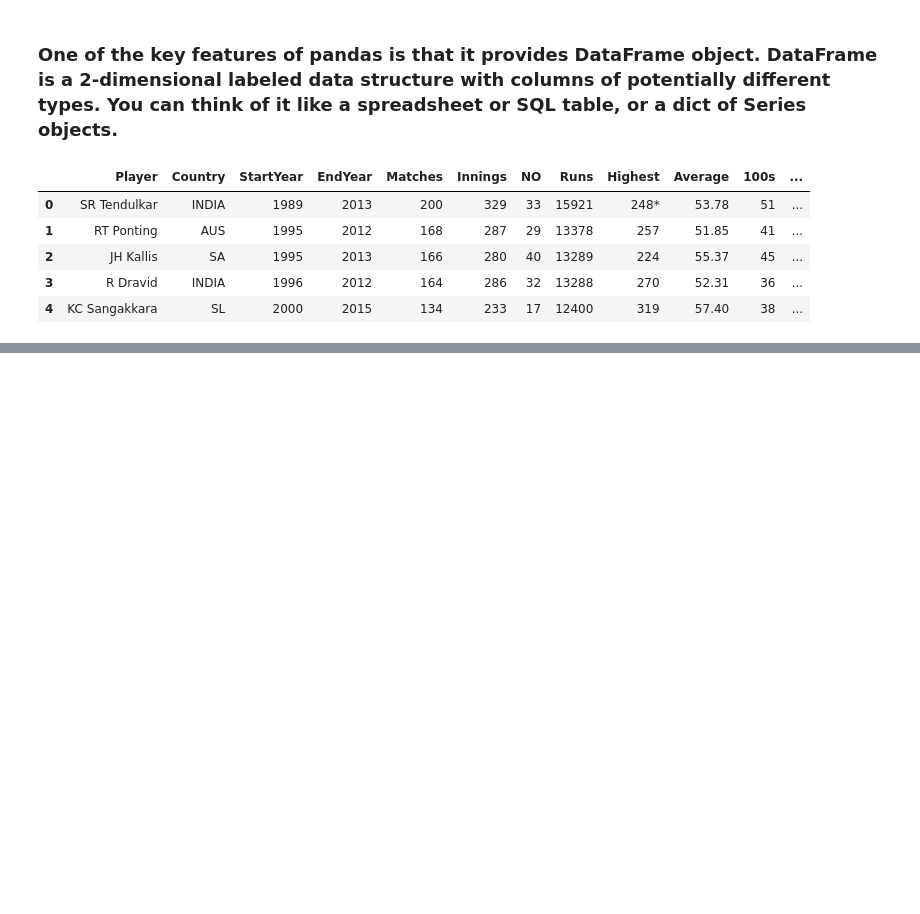
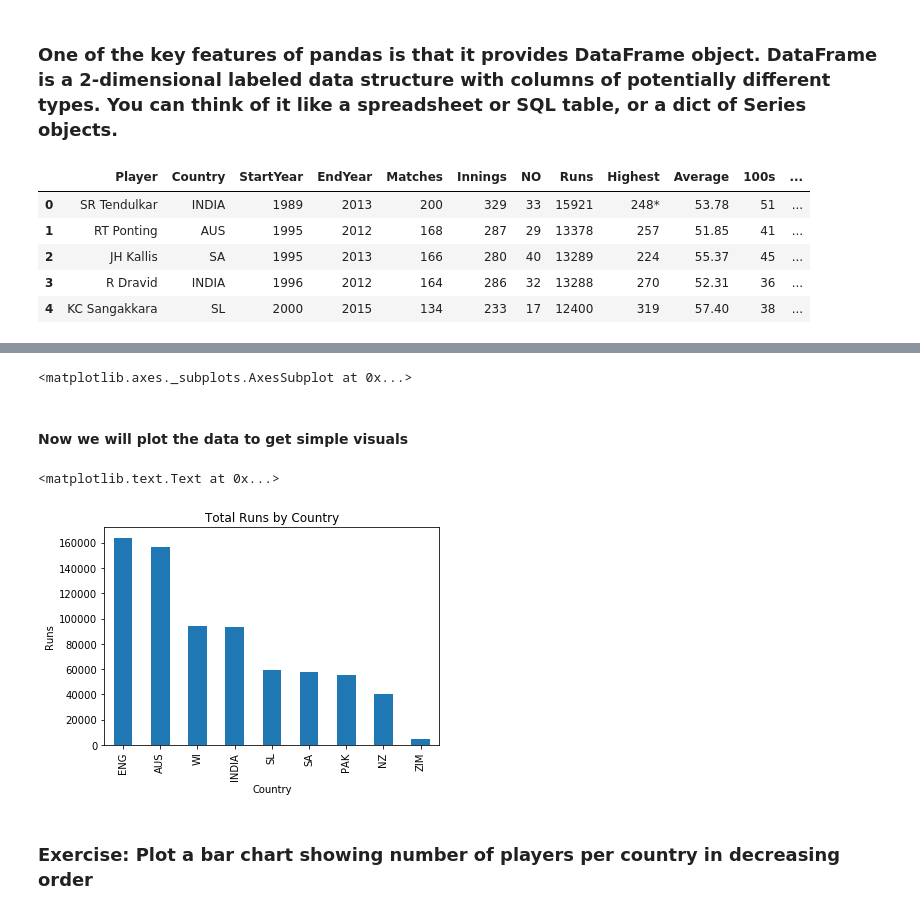
Before and after one commit to peteratwork/orangemen, a Jupyter notebook: PyCricket/PyCricket/Cricket Analysis.ipynb, the cells around one changed output, grey strips where cells are left out. Drawn from its saved outputs; the diff is of its cells as text; code cells hidden in the pictures; blank space fills up the shorter version.

Commit message:
Update to Ipython notebook and added an exercise

```diff
--- a/PyCricket/PyCricket/Cricket Analysis.ipynb
+++ b/PyCricket/PyCricket/Cricket Analysis.ipynb
@@ -18,0 +89,4 @@ df.head()
+# %%
+# How many players from each country do top 100 players represent?
+top100_group = df.groupby('Country')
+top100_group.size()
@@ -18,0 +105,3 @@ df.head()
+# %%
+top100_sum = top100_group[['Matches', 'Innings', 'NO', 'Runs', '100s', '50s', '0s']].sum().sort_values(by='Runs', ascending=False)
+top100_sum
@@ -18,0 +120,6 @@ df.head()
+# %%
+top100_group.size().plot(kind='bar')
+# %% [output]
+<matplotlib.axes._subplots.AxesSubplot at 0x...>
+# %% [markdown]
+#### Now we will plot the data to get simple visuals
@@ -18,0 +132,10 @@ df.head()
+# %%
+# PLot the total runs by country among the top 100 batsman
+my_plot = top100_sum['Runs'].plot(kind='bar',legend=None,title="Total Runs by Country")
+my_plot.set_xlabel("Country")
+my_plot.set_ylabel("Runs")
+# %% [output]
+<matplotlib.text.Text at 0x...>
+[figure, added]
+# %% [markdown]
+### Exercise: Plot a bar chart showing number of players per country in decreasing order
```
Also changed, not shown: parts of 12 cells of this notebook.
